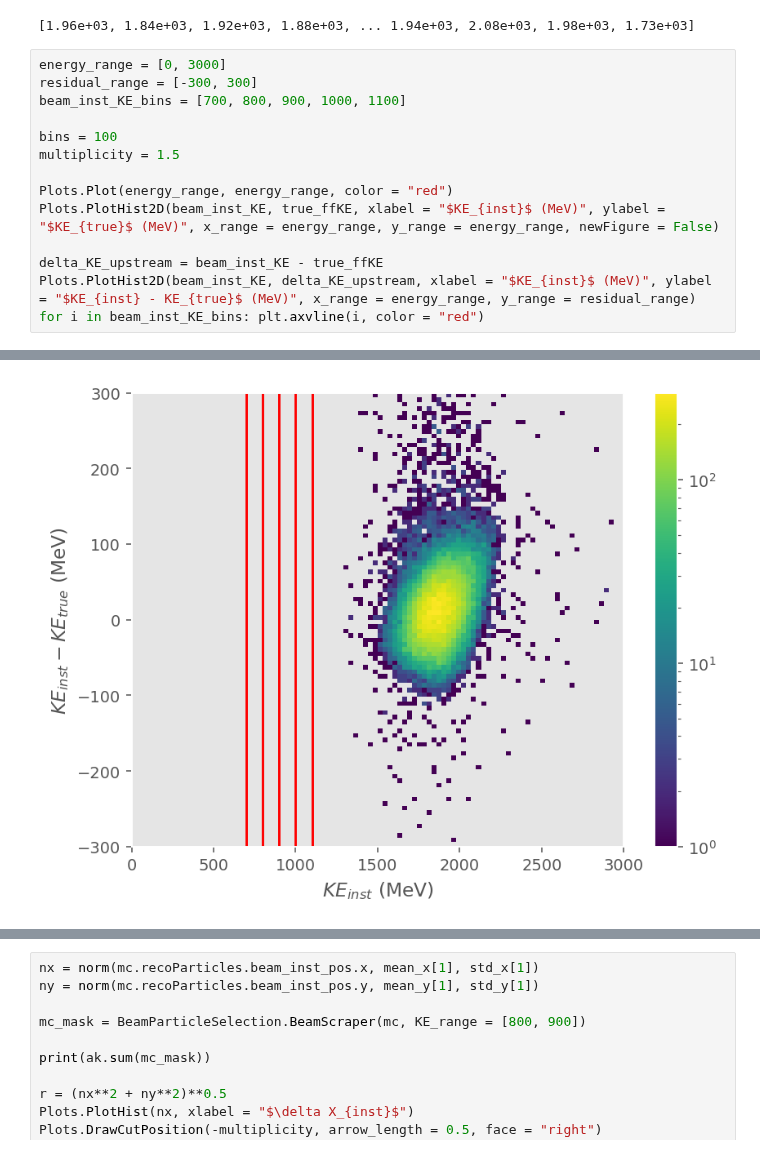
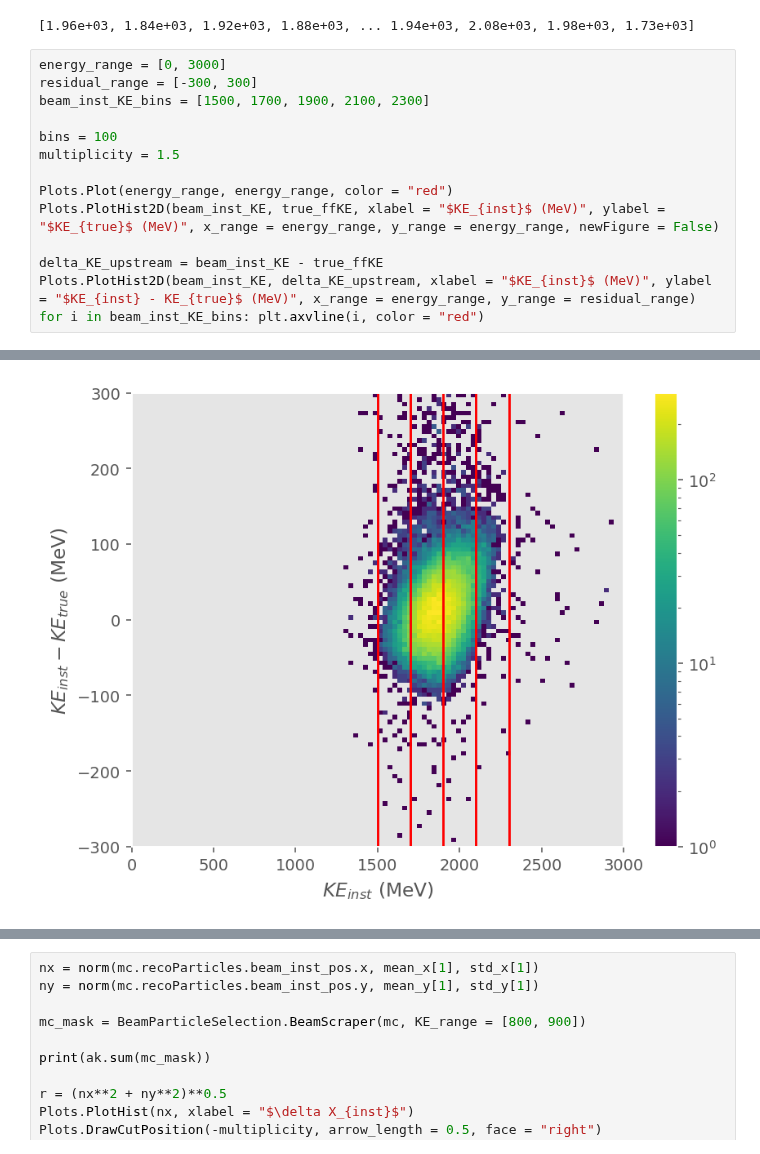
Before and after one commit to dlindebaum/pion-argon-xs-analysis, a Jupyter notebook: analysis/sandbox/selection_plots.ipynb, the cells around one changed output, grey strips where cells are left out. Drawn from its saved outputs; the diff is of its cells as text.

Commit message:
implementation updatrs to beam scraper

```diff
--- a/analysis/sandbox/selection_plots.ipynb
+++ b/analysis/sandbox/selection_plots.ipynb
@@ -290,20 +290,20 @@ true_ffKE = GetTrueFFKE(first_KE, pitches)
 # %%
 energy_range = [0, 3000]
 residual_range = [-300, 300]
-beam_inst_KE_bins = [700, 800, 900, 1000, 1100]
+beam_inst_KE_bins = [1500, 1700, 1900, 2100, 2300]
 
 bins = 100
 multiplicity = 1.5
 
 Plots.Plot(energy_range, energy_range, color = "red")
 Plots.PlotHist2D(beam_inst_KE, true_ffKE, xlabel = "$KE_{inst}$ (MeV)", ylabel = "$KE_{true}$ (MeV)", x_range = energy_range, y_range = energy_range, newFigure = False)
 
 delta_KE_upstream = beam_inst_KE - true_ffKE
 Plots.PlotHist2D(beam_inst_KE, delta_KE_upstream, xlabel = "$KE_{inst}$ (MeV)", ylabel = "$KE_{inst} - KE_{true}$ (MeV)", x_range = energy_range, y_range = residual_range)
 for i in beam_inst_KE_bins: plt.axvline(i, color = "red")
 # %% [output]
 [figure]
-[figure, old version]
+[figure, new version]
 # %%
 plt.subplots(2, 2, figsize = [6.4 * 2, 4.8 * 2], num = 1)
 plt.gcf().set_size_inches(6.4 * 2, 4.8 * 2)
```
Also changed, not shown: parts of 2 cells of this notebook, 3 other files.
